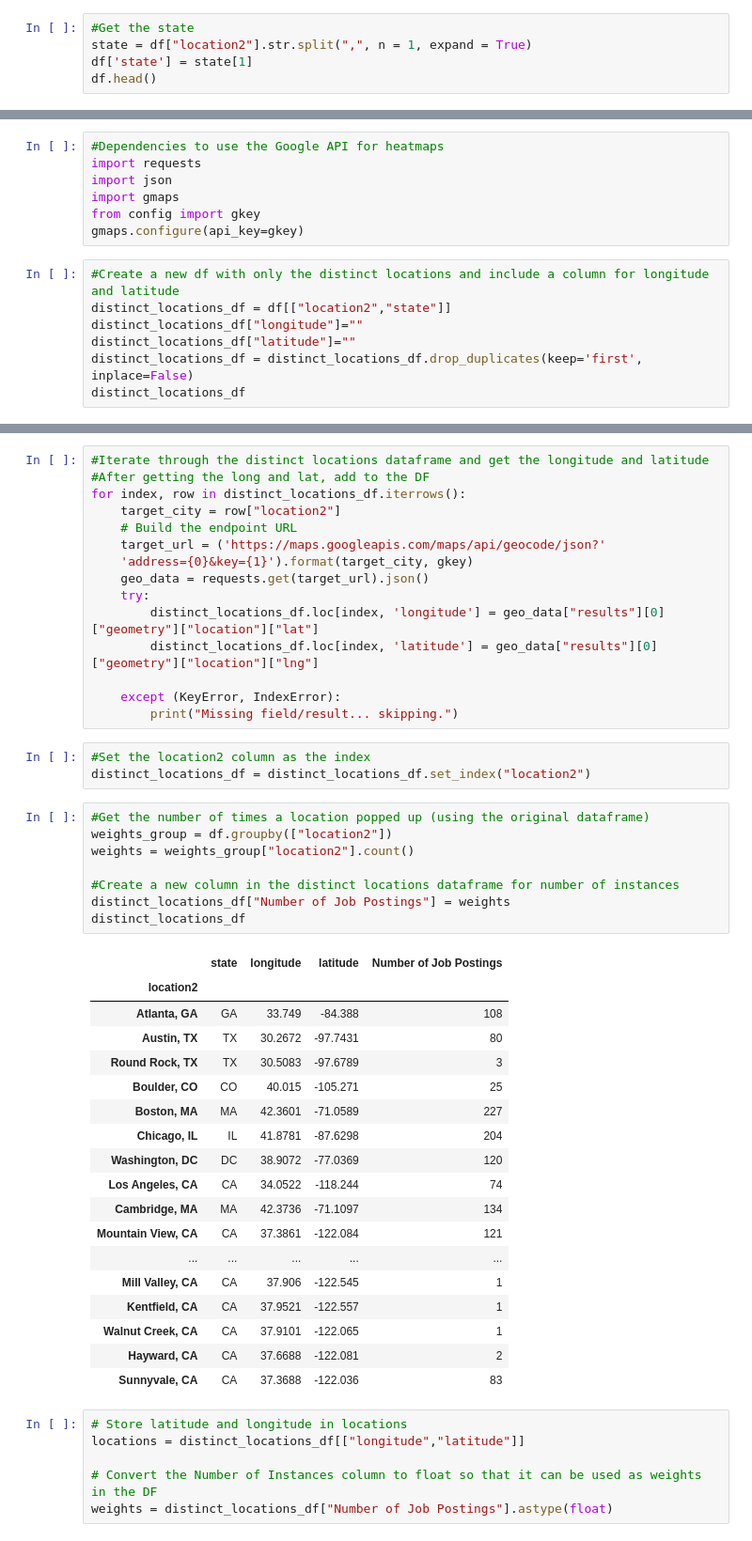
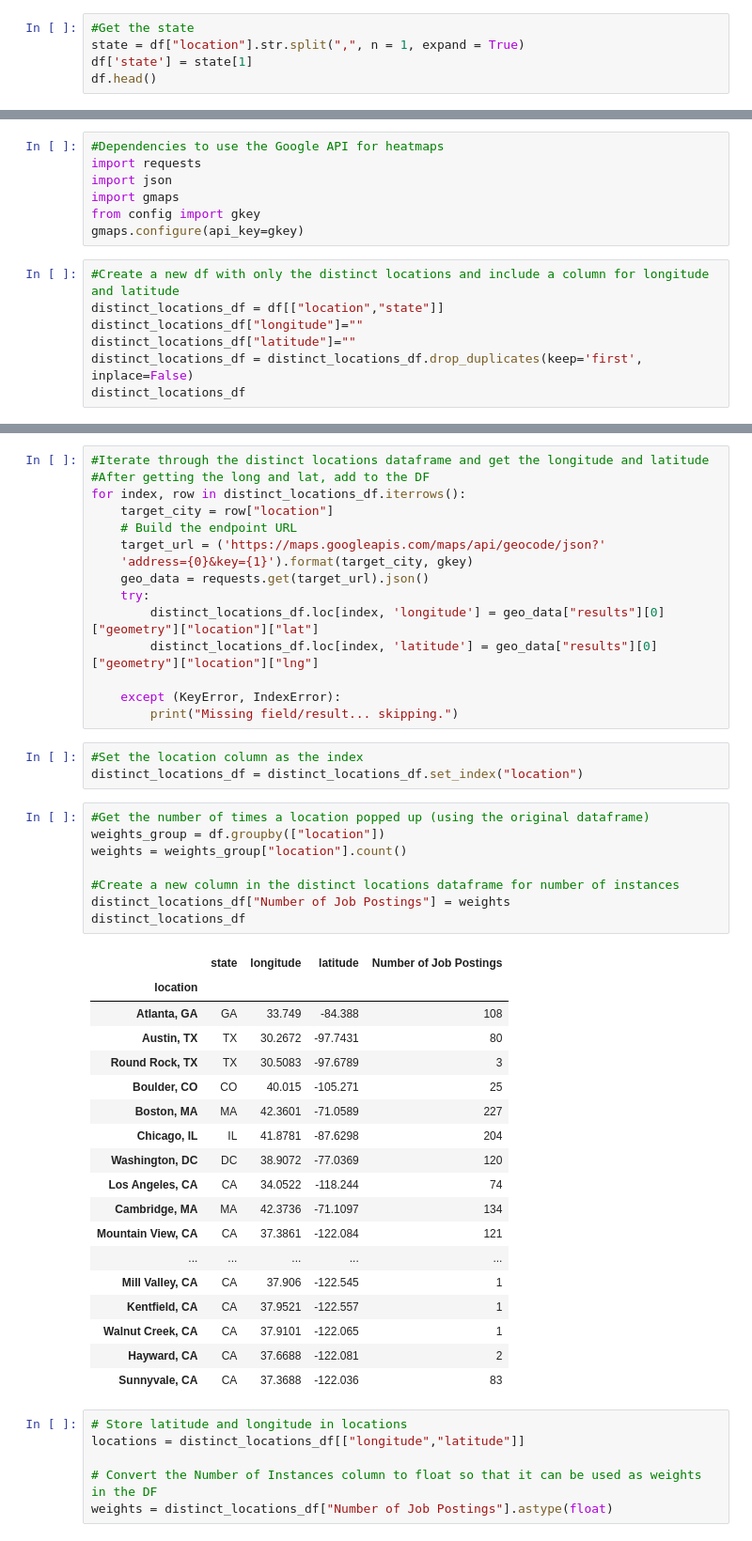
Before and after one commit to hopandskip/Data_Science_Job_Market, a Jupyter notebook: kaggledataset.ipynb, the cells around one changed output, grey strips where cells are left out. Shown at 94% size. Saved outputs shown, nothing was run; the diff lists cells and outputs as text.

```diff
--- a/kaggledataset.ipynb
+++ b/kaggledataset.ipynb
@@ -115,7 +115,7 @@ plt.savefig('topcompanyjobs.png')
 # plt.savefig('powerpointcover.png')
 # %%
 #Get the state
-state = df["location2"].str.split(",", n = 1, expand = True)
+state = df["location"].str.split(",", n = 1, expand = True)
 df['state'] = state[1]
 df.head()
 # %% [output]
@@ -134,7 +134,7 @@ from config import gkey
 gmaps.configure(api_key=gkey)
 # %%
 #Create a new df with only the distinct locations and include a column for longitude and latitude
-distinct_locations_df = df[["location2","state"]]
+distinct_locations_df = df[["location","state"]]
 distinct_locations_df["longitude"]=""
 distinct_locations_df["latitude"]=""
 distinct_locations_df = distinct_locations_df.drop_duplicates(keep='first', inplace=False)
@@ -171,7 +171,7 @@ See the caveats in the documentation: http://pandas.pydata.org/pandas-docs/stabl
 #Iterate through the distinct locations dataframe and get the longitude and latitude
 #After getting the long and lat, add to the DF
 for index, row in distinct_locations_df.iterrows():
-    target_city = row["location2"]
+    target_city = row["location"]
     # Build the endpoint URL
     target_url = ('https://maps.googleapis.com/maps/api/geocode/json?'
     'address={0}&key={1}').format(target_city, gkey)
@@ -183,19 +183,19 @@ for index, row in distinct_locations_df.iterrows():
     except (KeyError, IndexError):
         print("Missing field/result... skipping.")
 # %%
-#Set the location2 column as the index
-distinct_locations_df = distinct_locations_df.set_index("location2")
+#Set the location column as the index
+distinct_locations_df = distinct_locations_df.set_index("location")
 # %%
 #Get the number of times a location popped up (using the original dataframe)
-weights_group = df.groupby(["location2"])
-weights = weights_group["location2"].count()
+weights_group = df.groupby(["location"])
+weights = weights_group["location"].count()
 
 #Create a new column in the distinct locations dataframe for number of instances
 distinct_locations_df["Number of Job Postings"] = weights
 distinct_locations_df
 # %% [output]
 |  | state | longitude | latitude | Number of Job Postings |
-| location2 |  |  |  |  |
+| location |  |  |  |  |
 | Atlanta, GA | GA | 33.749 | -84.388 | 108 |
 | Austin, TX | TX | 30.2672 | -97.7431 | 80 |
 | Round Rock, TX | TX | 30.5083 | -97.6789 | 3 |
```
Also changed, not shown: parts of 3 cells of this notebook.
